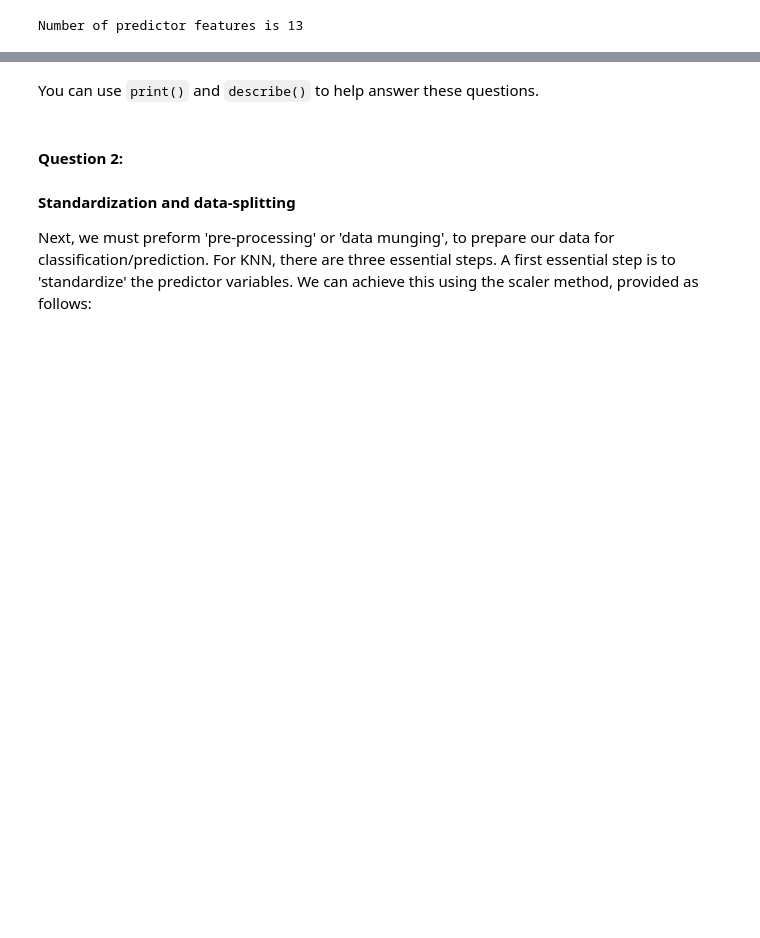
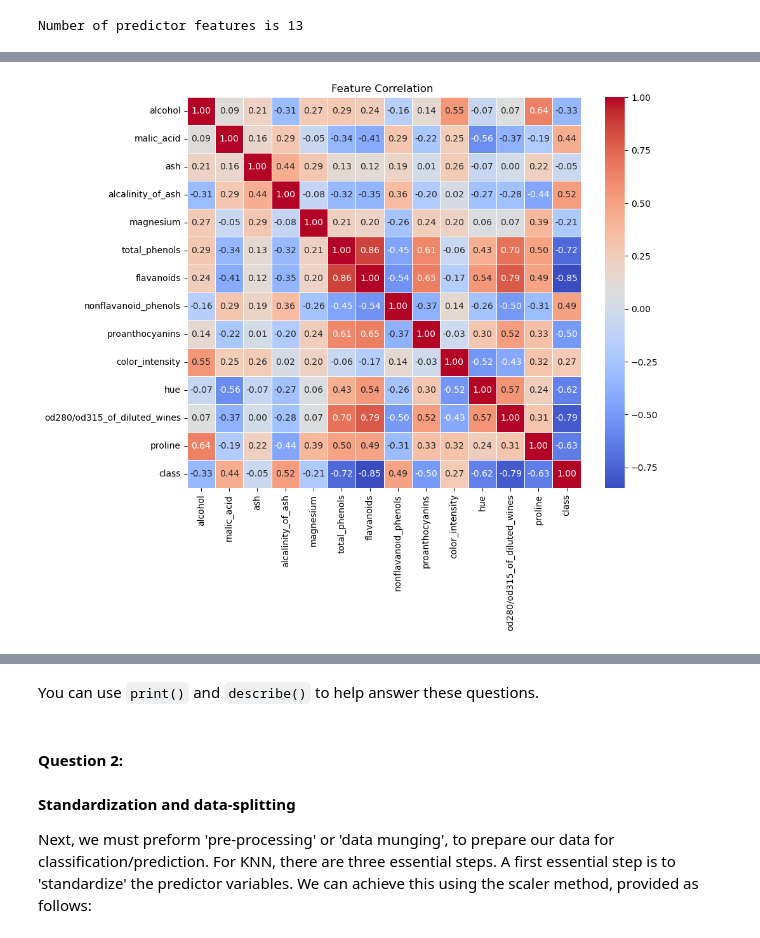
Before and after one commit to torontodeveloper/LCR, a Jupyter notebook: 02_activities/assignments/assignment_1.ipynb, the cells around one changed output, grey strips where cells are left out. Drawn from its saved outputs; the diff is of its cells as text; code cells hidden in the pictures; blank space fills up the shorter version.

```diff
--- a/02_activities/assignments/assignment_1.ipynb
+++ b/02_activities/assignments/assignment_1.ipynb
@@ -101,0 +190,7 @@ Number of predictor features is 13
+# %%
+plt.figure(figsize=(10, 8))
+sns.heatmap(wine_df.corr(), annot=True, cmap="coolwarm", fmt=".2f", linewidths=0.5)
+plt.title("Feature Correlation ")
+plt.show()
+# %% [output]
+[figure, added]
```
Also changed, not shown: parts of 27 cells of this notebook.
